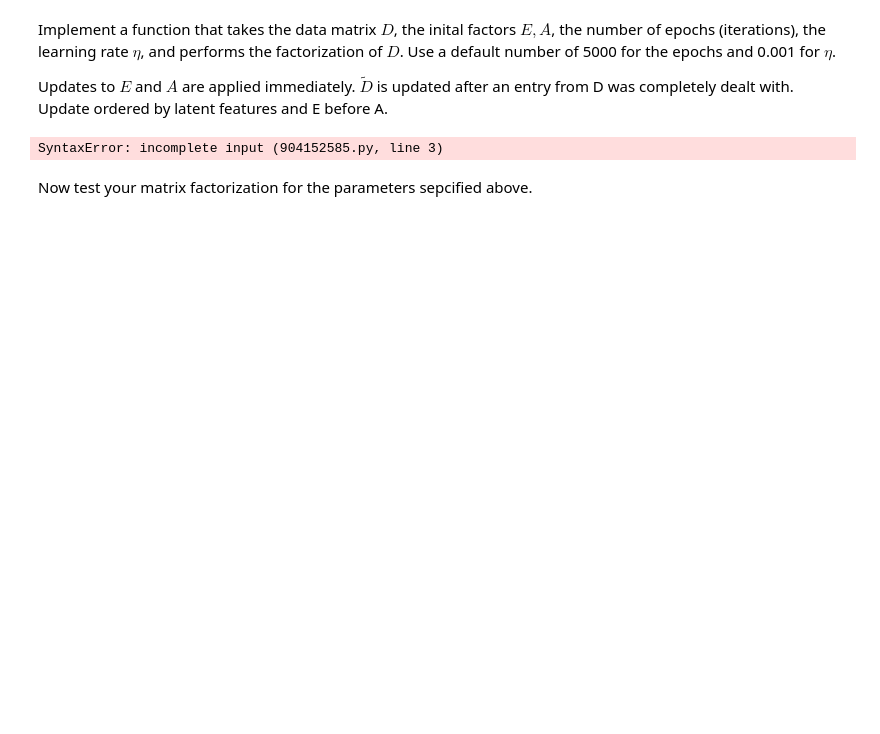
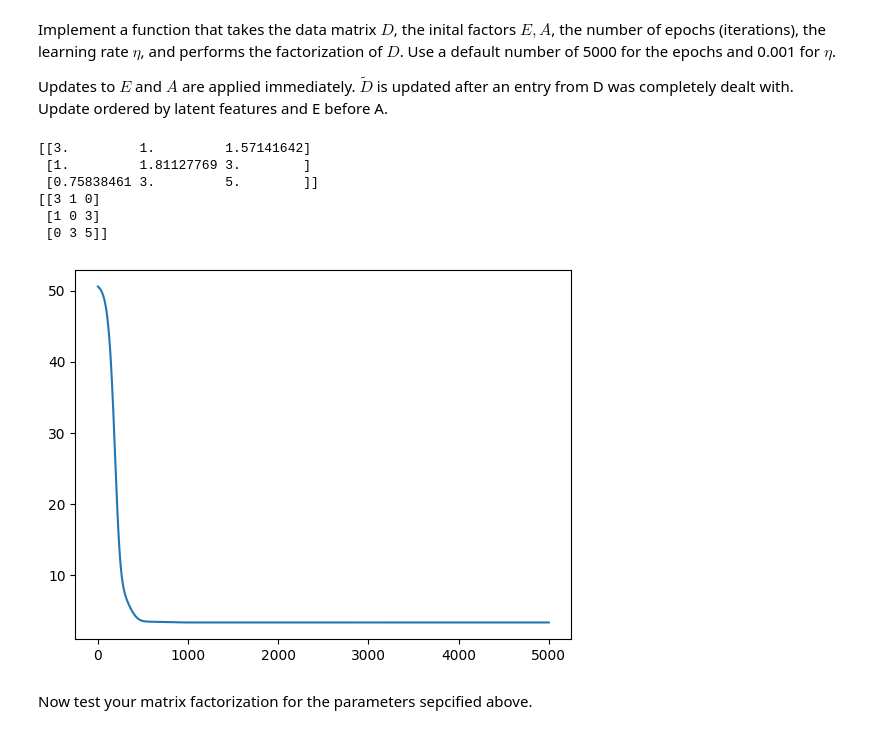
Before and after one commit to aeropagz/data-science, a Jupyter notebook: week3/MF-Homework.ipynb, the cells around one changed output. Cells and saved outputs as stored; diff of their text form; code cells hidden in the pictures; blank space fills up the shorter version.

```diff
--- a/week3/MF-Homework.ipynb
+++ b/week3/MF-Homework.ipynb
@@ -70,10 +102,62 @@ d,D, diff
 Implement a function that takes the data matrix $D$, the inital factors $E, A$, the number of epochs (iterations), the learning rate $\eta$, and performs the factorization of $D$. Use a default number of 5000 for the epochs and 0.001 for $\eta$.
 
 Updates to $E$ and $A$ are applied immediately. $\tilde{D}$ is updated after an entry from D was completely dealt with. Update ordered by latent features and E before A.
-# %%
-def cmpt(matrixD, facE, facA, iter = 5000, rate = 0.001):
-# %% [output]
-SyntaxError: incomplete input (904152585.py, line 3)
+# %%
+
+D = [
+     [3,1,0],
+     [1,0,3],
+     [0,3,5],
+    ]
+D = np.array(D)
+n_e, n_a = D.shape
+E = np.random.normal(0, .1, (n_users,f))
+A = np.random.normal(0, .1, (f,n_movies))
+
+
+def cmpt(matrixD, facE, facA, iter = 5000, rate = 0.001):
+    f = facE.shape[1]
+    n_e, n_a = matrixD.shape
+    masks_zeros = (matrixD == 0)
+
+    sqrt_errs = []
+
+    for it in range(iter):
+        d = E @ A
+        diff_2 = 2 * (D -d)
+
+        # update E and A
+        for i in range(n_a):
+            for j in range(n_e):
+                # print(f"d[{i}][{j}]")
+                # if D == 0 skip because no value
+                if D[i,j] == 0:
+                    continue
+                for k in range(f):
+                    # print(f"\tE[{i}][{k}] <> A[{k}][{j}]")
+                    # update E before A
+                    E[i,k] = E[i,k] + rate * (diff_2[i,j] * facA[k, j])
+                    A[k,j] = A[k,j] + rate * (diff_2[i,j] * facE[i,k])
+                # update d after processing one entry of D
+                d = E@A
+
+        # log squared error
+        se = np.sum(((D-d)**2) * 1 - masks_zeros)
+        sqrt_errs.append(se)
+
+    print(E@A)
+    print(D)
+    plt.plot(sqrt_errs)
+    plt.show()
+cmpt(D, E, A)
+# %% [output]
+[[3.         1.         1.57141642]
+ [1.         1.81127769 3.        ]
+ [0.75838461 3.         5.        ]]
+[[3 1 0]
+ [1 0 3]
+ [0 3 5]]
+[figure, added]
 # %% [markdown]
 Now test your matrix factorization for the parameters sepcified above.
 # %%
```
Also changed, not shown: parts of 4 cells of this notebook.
